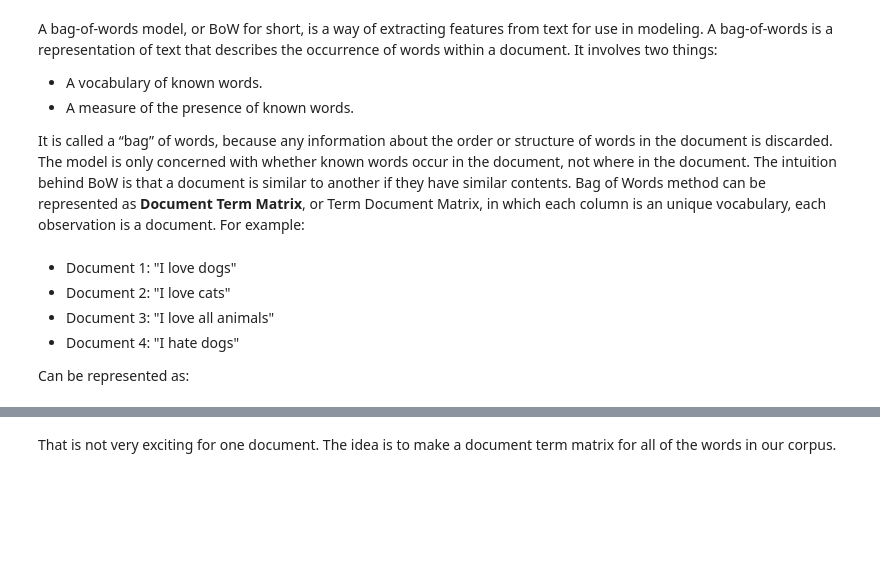
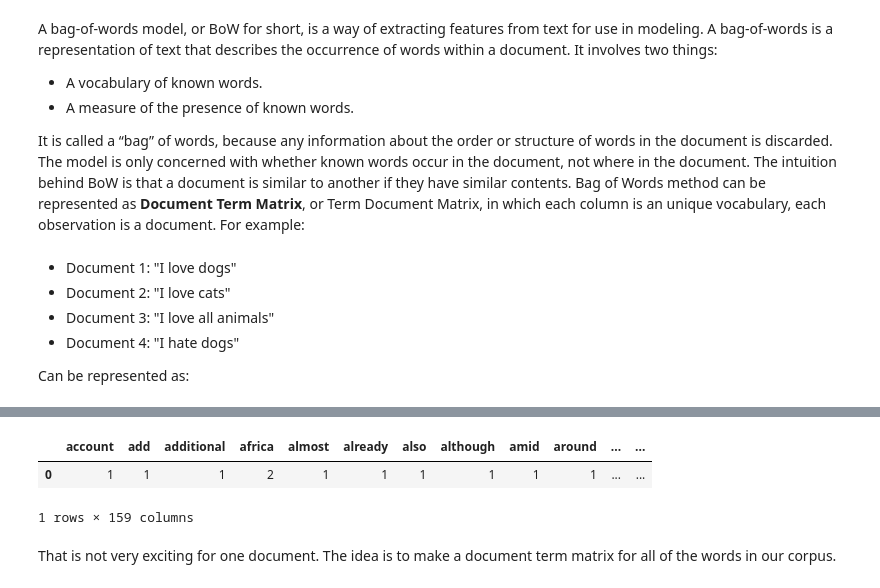
Before and after one commit to JJHick95/nlp_p1_chi-sea-dsc, a Jupyter notebook: index.ipynb, the cells around one changed output, grey strips where cells are left out. Drawn from its saved outputs; the diff is of its cells as text; code cells hidden in the pictures; blank space fills up the shorter version.

```diff
--- a/index.ipynb
+++ b/index.ipynb
@@ -537,15 +631,18 @@ Can be represented as:
 # %%
 # implementing it in python
 import pandas as pd
 from sklearn.feature_extraction.text import CountVectorizer
 # Convert a collection of text documents to a matrix of token counts
 
-vec = CountVectorizer()
-X = vec.fit_transform([" ".join(first_doc_lemmed)])
+# instantiate a count vectorizer
+vec = None
 
-
-df = pd.DataFrame(X.toarray(), columns = vec.get_feature_names())
-df.head()
+# fit vectorizor on our lemmed sample. Note, the vectorizer takes in raw texts, so we need to join all of our lemmed tokens.
+X =
+# %% [output]
+|  | account | add | additional | africa | almost | already | also | although | amid | around | ... | ... |
+| 0 | 1 | 1 | 1 | 2 | 1 | 1 | 1 | 1 | 1 | 1 | ... | ... |
+1 rows × 159 columns
 # %% [markdown]
 That is not very exciting for one document. The idea is to make a document term matrix for all of the words in our corpus.
 # %%
```
Also changed, not shown: parts of 96 cells of this notebook, 5 other files.
